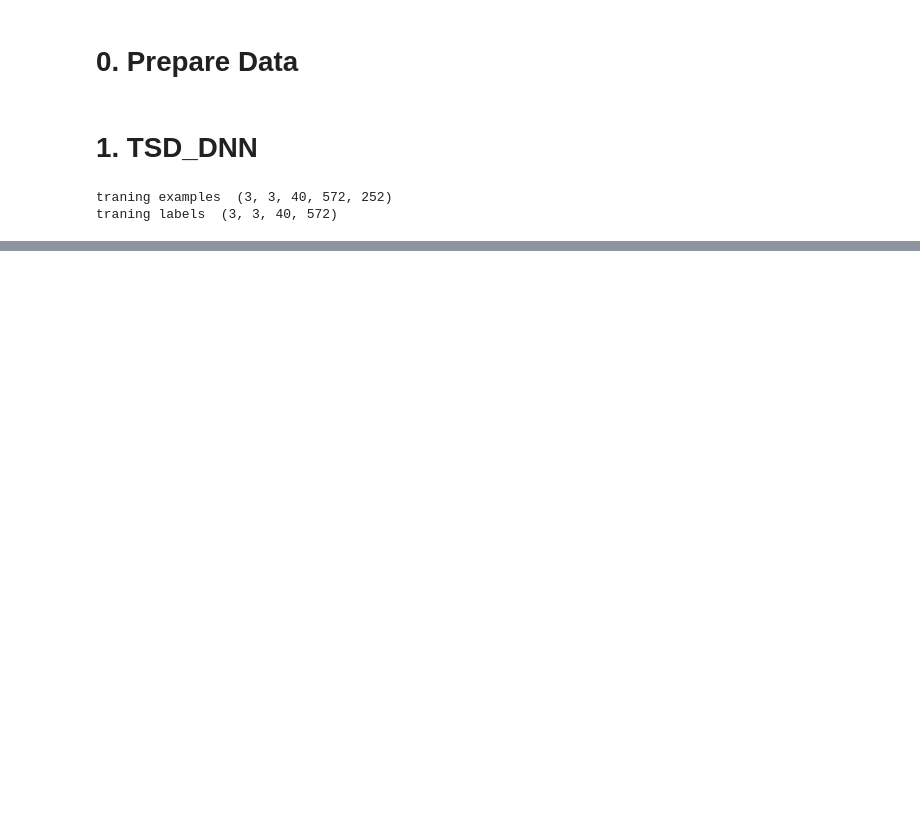
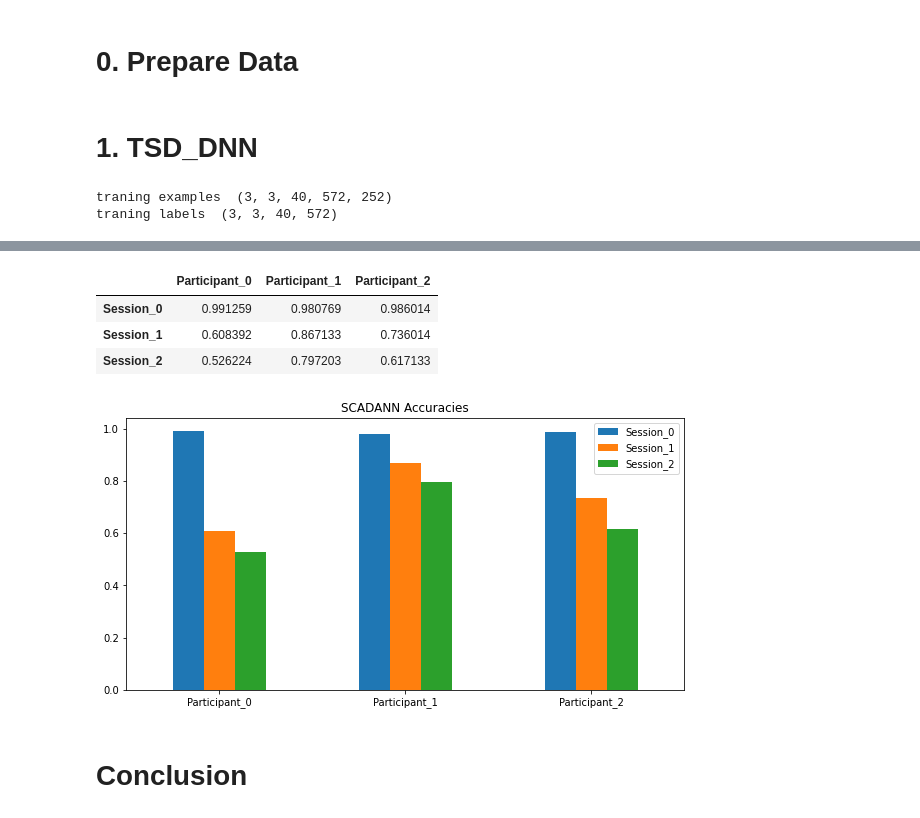
Before and after one commit to aonai/long_term_myo_notes, a Jupyter notebook: test_code/test_on_myo.ipynb, the cells around one changed output, grey strips where cells are left out. Saved outputs shown, nothing was run; the diff lists cells and outputs as text; code cells hidden in the pictures; blank space fills up the shorter version.

```diff
--- a/test_code/test_on_myo.ipynb
+++ b/test_code/test_on_myo.ipynb
@@ -103,0 +213,16 @@ plt.show()
+# %%
+num_kernels=[200, 200, 200]                        # model layer size
+number_of_cycle_for_first_training=40               # #session
+number_of_cycles_rest_of_training=40
+number_of_classes=22
+batch_size=128
+feature_vector_input_length=252                     # size of one example
+learning_rate=0.002515
+percentage_same_gesture_stable = 0.75
+path_weights_SCADANN ="/home/laiy/gitrepos/msr_final/LongTermEMG_myo/TrainingsAndEvaluations/ForTrainingSessions/Weights_TSD/SCADANN"
+path_weight_to_save_to = path_weights_SCADANN
+path_weights_DANN ="/home/laiy/gitrepos/msr_final/LongTermEMG_myo/TrainingsAndEvaluations/ForTrainingSessions/Weights_TSD/DANN"
+path_weights_start_with = path_weights_DANN
+path_weights_TSD ="/home/laiy/gitrepos/msr_final/LongTermEMG_myo/TrainingsAndEvaluations/ForTrainingSessions/Weights_TSD/TSD"
+path_weights_Normal_training = path_weights_TSD
+algo_name = "SCADANN"
@@ -103,0 +273,7 @@ plt.show()
+# %%
+save_path = "/home/laiy/gitrepos/msr_final/LongTermEMG_myo/TrainingsAndEvaluations/ForTrainingSessions/results_tsd"
+test_network_SLADANN(examples_datasets_train=examples_datasets_train, labels_datasets_train=labels_datasets_train,
+                     num_neurons=num_kernels, feature_vector_input_length=feature_vector_input_length,
+                     path_weights_SCADANN =path_weight_to_save_to, path_weights_normal=path_weights_Normal_training,
+                     algo_name=algo_name, cycle_test=3,
+                     number_of_classes=number_of_classes, save_path = save_path)
@@ -103,0 +298,22 @@ plt.show()
+# %%
+results_filename = save_path + '/predictions_' + algo_name + ".npy"
+results = np.load(results_filename, allow_pickle=True)
+SCADANN_acc = results[0]
+SCADANN_acc_overall = np.mean(SCADANN_acc)
+SCADANN_df = pd.DataFrame(SCADANN_acc.transpose(),
+                       index = [f'Session_{i}' for i in range(SCADANN_acc.shape[1])],
+                        columns = [f'Participant_{j}' for j in range(SCADANN_acc.shape[0])])
+SCADANN_df
+# %% [output]
+|  | Participant_0 | Participant_1 | Participant_2 |
+| Session_0 | 0.991259 | 0.980769 | 0.986014 |
+| Session_1 | 0.608392 | 0.867133 | 0.736014 |
+| Session_2 | 0.526224 | 0.797203 | 0.617133 |
+# %%
+SCADANN_df.transpose().plot.bar(rot=0, figsize=(10,5))
+plt.title("SCADANN Accuracies")
+plt.show()
+# %% [output]
+[figure, added]
+# %% [markdown]
+# Conclusion
```
Also changed, not shown: parts of 21 cells of this notebook, 2 other files.
